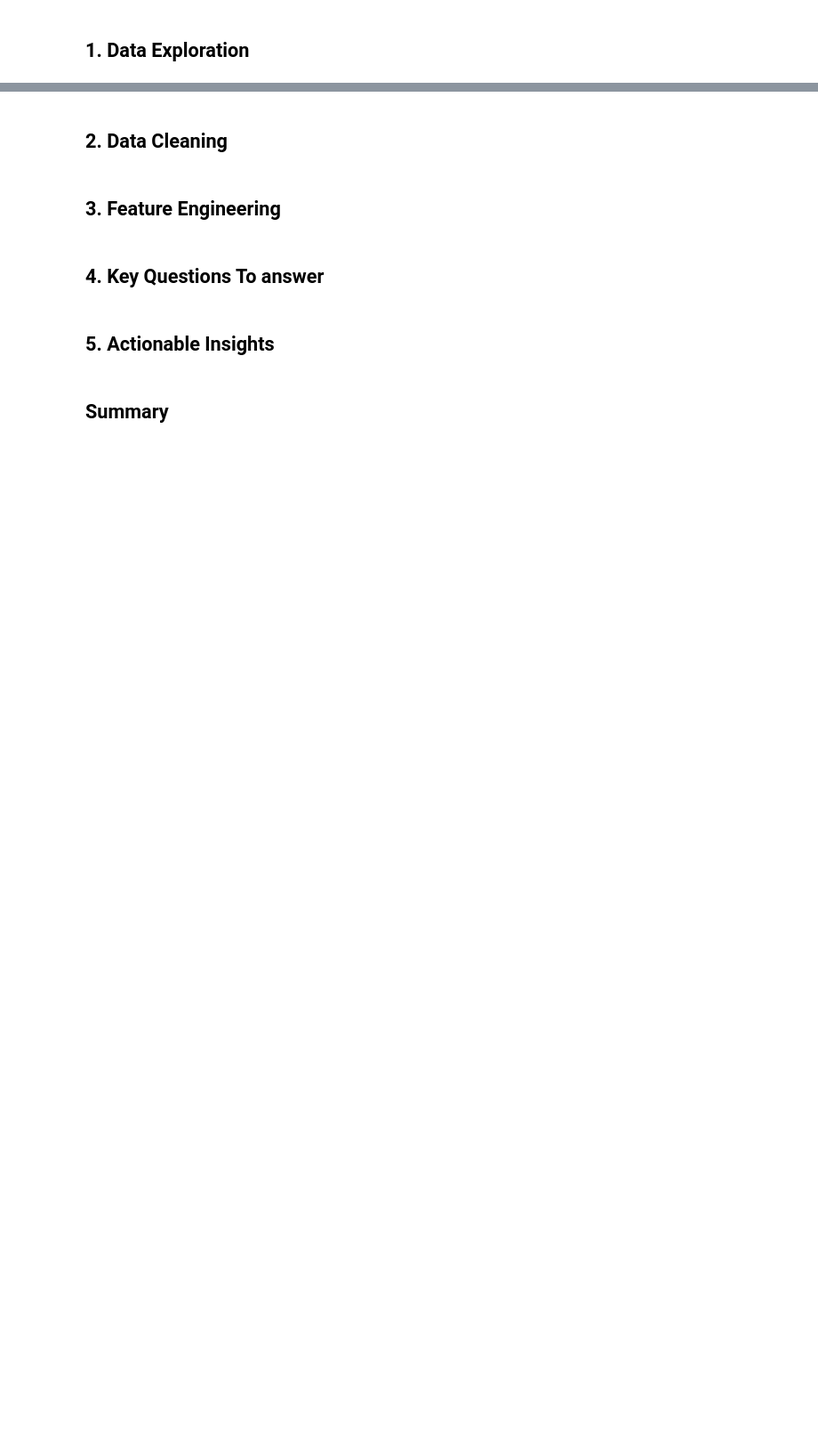
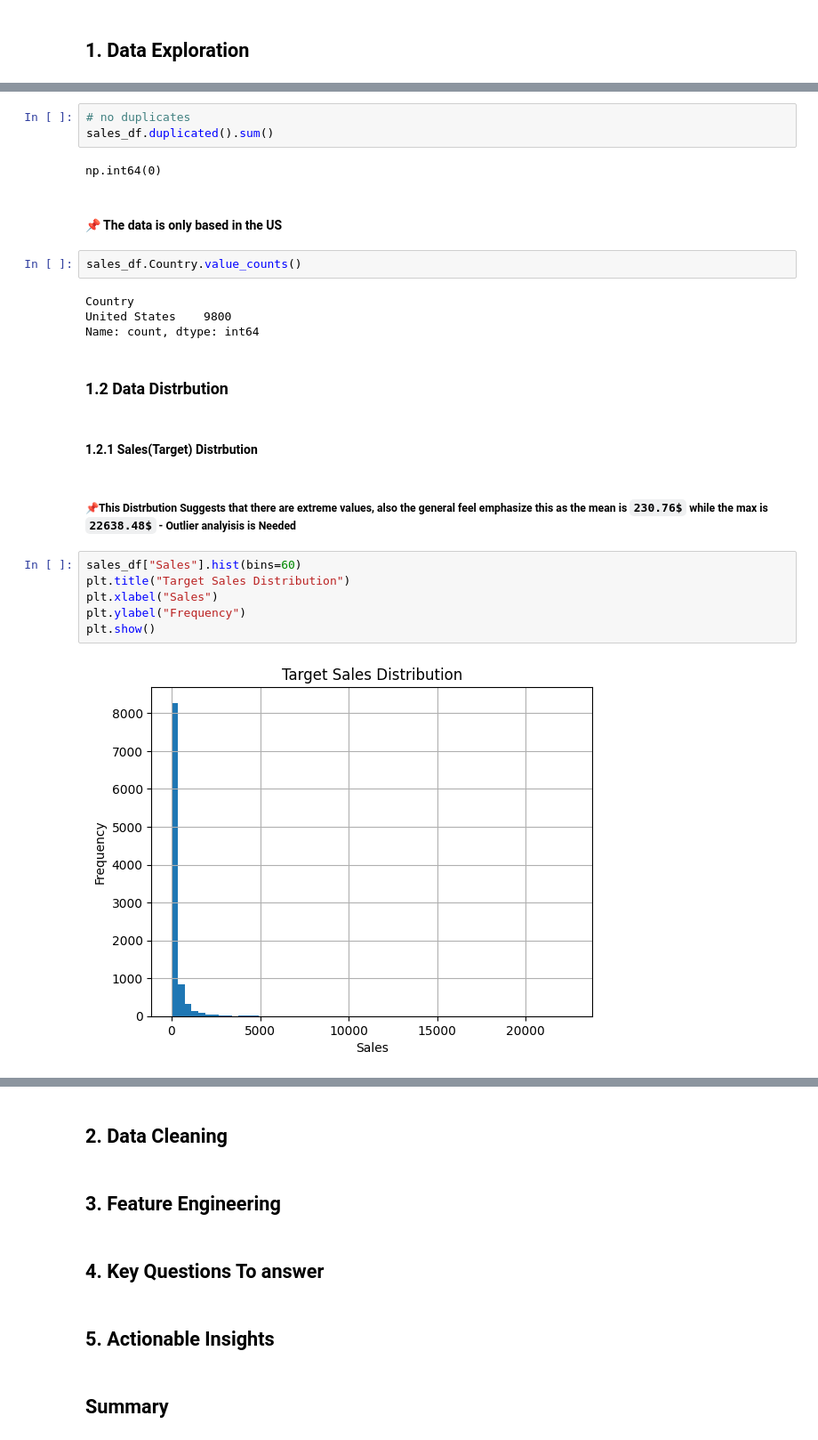
Before and after one commit to AbdallahGasem/Sales-Forecasting-and-Demand-Prediction, a Jupyter notebook: Milestones/M1/EDA-BASE.ipynb, the cells around one changed output, grey strips where cells are left out. Shown at 89% size. Cells and saved outputs as stored; diff of their text form; blank space fills up the shorter version.

```diff
--- a/Milestones/M1/EDA-BASE.ipynb
+++ b/Milestones/M1/EDA-BASE.ipynb
@@ -33,0 +257,27 @@ df # test
+# %%
+# no duplicates
+sales_df.duplicated().sum()
+# %% [output]
+np.int64(0)
+# %% [markdown]
+#### 📌 The data is only based in the US
+# %%
+sales_df.Country.value_counts()
+# %% [output]
+Country
+United States    9800
+Name: count, dtype: int64
+# %% [markdown]
+### **1.2 Data Distrbution**
+# %% [markdown]
+#### **1.2.1 Sales(Target) Distrbution**
+# %% [markdown]
+##### 📌This Distrbution Suggests that there are extreme values, also the general feel emphasize this as the mean is `230.76$` while the max is `22638.48$` - Outlier analyisis is Needed
+# %%
+sales_df["Sales"].hist(bins=60)
+plt.title("Target Sales Distribution")
+plt.xlabel("Sales")
+plt.ylabel("Frequency")
+plt.show()
+# %% [output]
+[figure, added]
```
Also changed, not shown: parts of 19 cells of this notebook, 3 other files.
